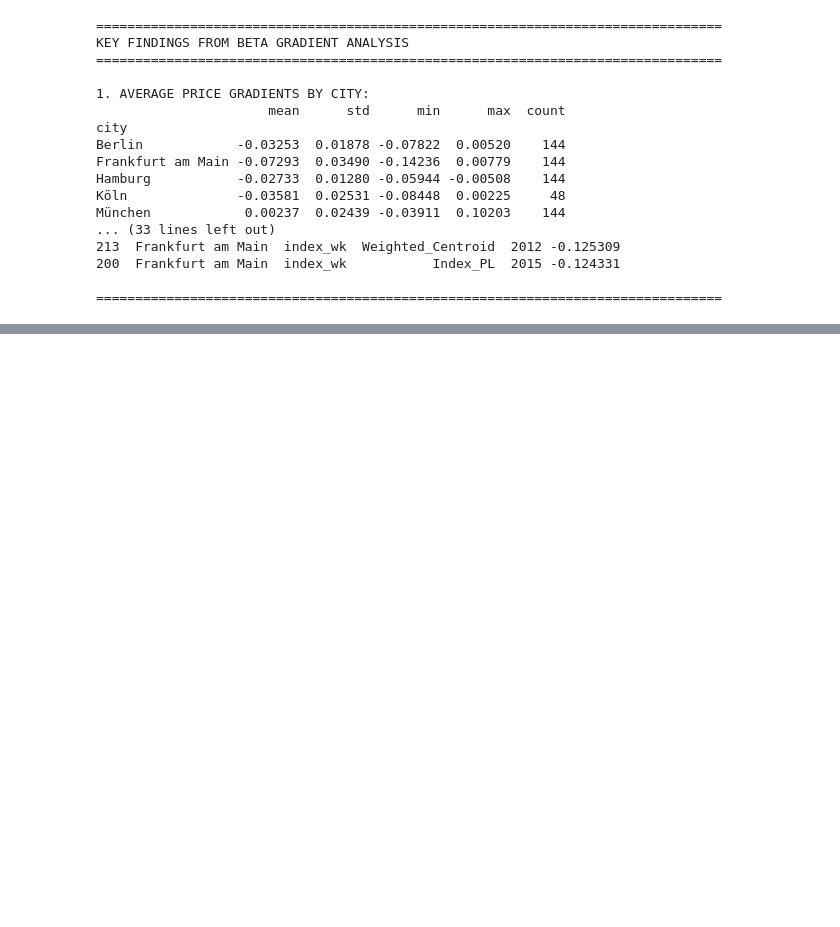
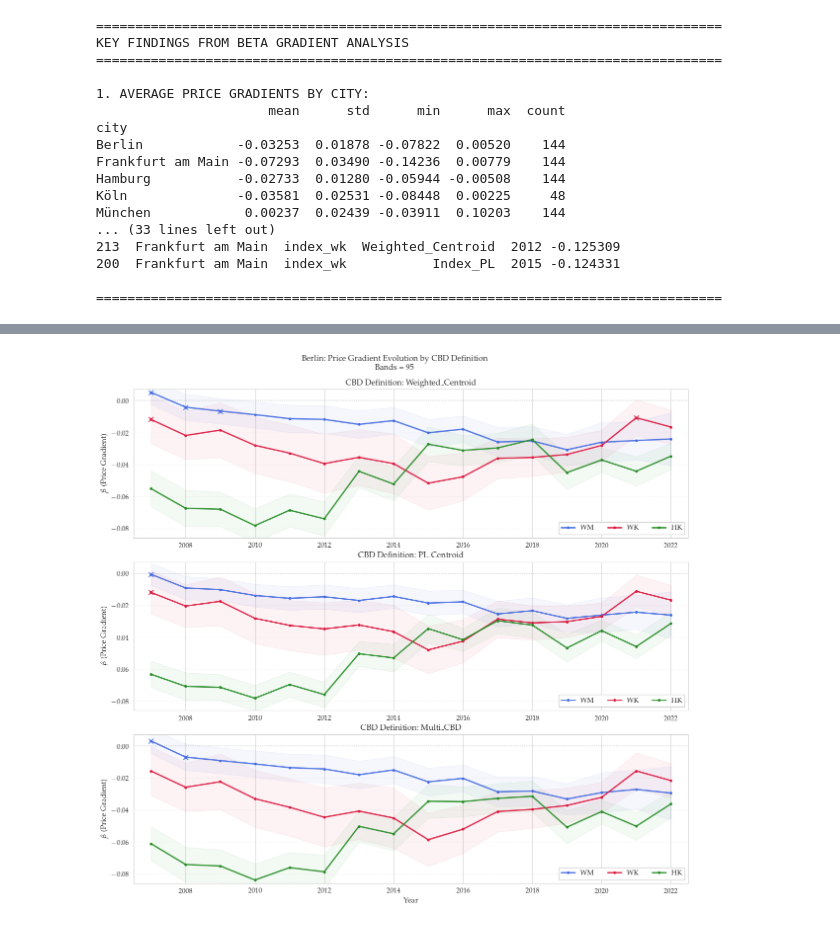
Before and after one commit to jendrkk/QSE-Tutorial, a Jupyter notebook: Topic_2/task_3.ipynb, the cells around one changed output, grey strips where cells are left out. Saved outputs shown, nothing was run; the diff lists cells and outputs as text; code cells hidden in the pictures; blank space fills up the shorter version.

```diff
--- a/Topic_2/task_3.ipynb
+++ b/Topic_2/task_3.ipynb
@@ -1045,0 +1277,82 @@ München            0.00237  0.02439 -0.03911  0.10203    144
+# %%
+# VISUALIZATION B: CBD Comparison by CBD Type (Alternative view)
+# 3×1 grid: one subplot per CBD type, showing the three indices over time
+# CBD-specific line styles (by row), Index types distinguished by color
+# Optimized for 16:10 aspect ratio
+
+# Create 3×1 grid (one per CBD type)
+fig, axes = plt.subplots(3, 1, figsize=(12, 11.25))
+
+for row, cbd_type in enumerate(cbd_order_berlin):
+    ax = axes[row]
+    cbd_data = berlin_combined[berlin_combined['cbd_type_short'] == cbd_type]
+
+    # Plot each index type
+    for index_type in index_types_order:
+        subset = cbd_data[cbd_data['index'] == index_type].sort_values('year')
+
+        if len(subset) > 0:
+            # Plot confidence band (±1.96*SE) with low alpha
+            if subset['beta_se'].notna().any():
+                ax.fill_between(
+                    subset['year'],
+                    subset['beta'] - 1.96 * subset['beta_se'],
+                    subset['beta'] + 1.96 * subset['beta_se'],
+                    alpha=0.05,
+                    color=index_colors[index_type]
+                )
+
+            # Plot main line with index-specific color
+            index_short = index_type.replace('index_', '').upper()
+            ax.plot(
+                subset['year'],
+                subset['beta'],
+                linestyle='-',
+                color=index_colors[index_type],
+                linewidth=2.0,
+                marker='.',
+                markersize=6,
+                label=index_short,
+                alpha=0.9
+            )
+
+            # Add small x marker for p > 0.05 (NOT significant)
+            nonsig = subset[~subset['significant']]
+            if len(nonsig) > 0 and nonsig['beta_pvalue'].notna().any():
+                ax.scatter(nonsig['year'], nonsig['beta'],
+                         marker='x', s=50, color=index_colors[index_type],
+                         linewidths=1.5, zorder=5, alpha=0.8)
+
+    # Reference line at beta=0
+    ax.axhline(y=0, color='gray', linestyle=':', linewidth=1.2, alpha=0.4, zorder=0)
+
+    # Title with CBD type
+    ax.set_title(f"CBD Definition: {cbd_type}", fontsize=12, fontweight='bold')
+
+    # Labels
+    if row == 2:
+        ax.set_xlabel('Year', fontsize=11)
+    else:
+        ax.set_xlabel('')
+
+    ax.set_ylabel(r'$\beta$ (Price Gradient)', fontsize=11)
+
+    ax.grid(True, alpha=0.25, linestyle=':', axis='y')
+    ax.set_xlim(2006.5, 2022.5)
+    ax.set_ylim(y_min_berlin, y_max_berlin)
+    ax.tick_params(labelsize=10)
+
+    # Add legend
+    ax.legend(loc='best', fontsize=10, framealpha=0.95, ncol=3)
+
+plt.suptitle(
+    'Berlin: Price Gradient Evolution by CBD Definition\nBands = 95% CI | x = p > 0.05 (not significant) | Colors: Blue = WM (wage premium)  Red = WK (commercial)  Green = HK (residential)',
+    fontsize=12,
+    fontweight='bold',
+    y=0.995
+)
+plt.tight_layout(rect=[0, 0, 1, 0.993], pad=0.3, h_pad=0.25, w_pad=0.2)
+plt.savefig(PLOT_ROOT / "task_3" / "berlin_cbd_comparison_by_cbd_type.png", dpi=300, bbox_inches='tight')
+plt.show()
+# %% [output]
+[figure, added]
```
Also changed, not shown: parts of 13 cells of this notebook, 7 other files.
